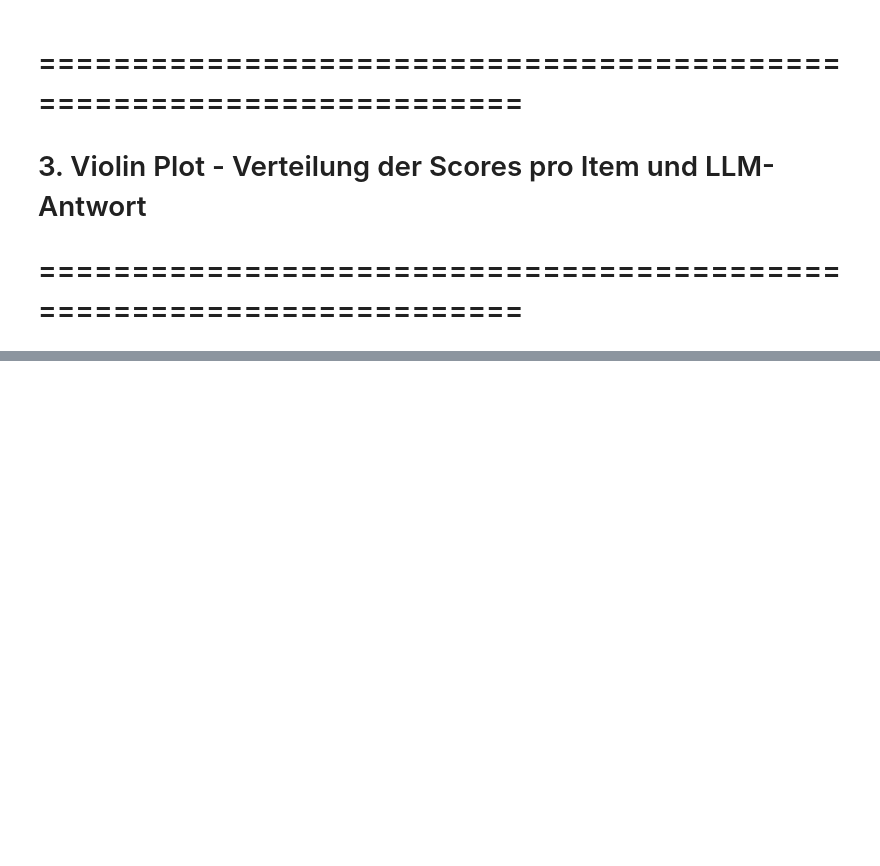
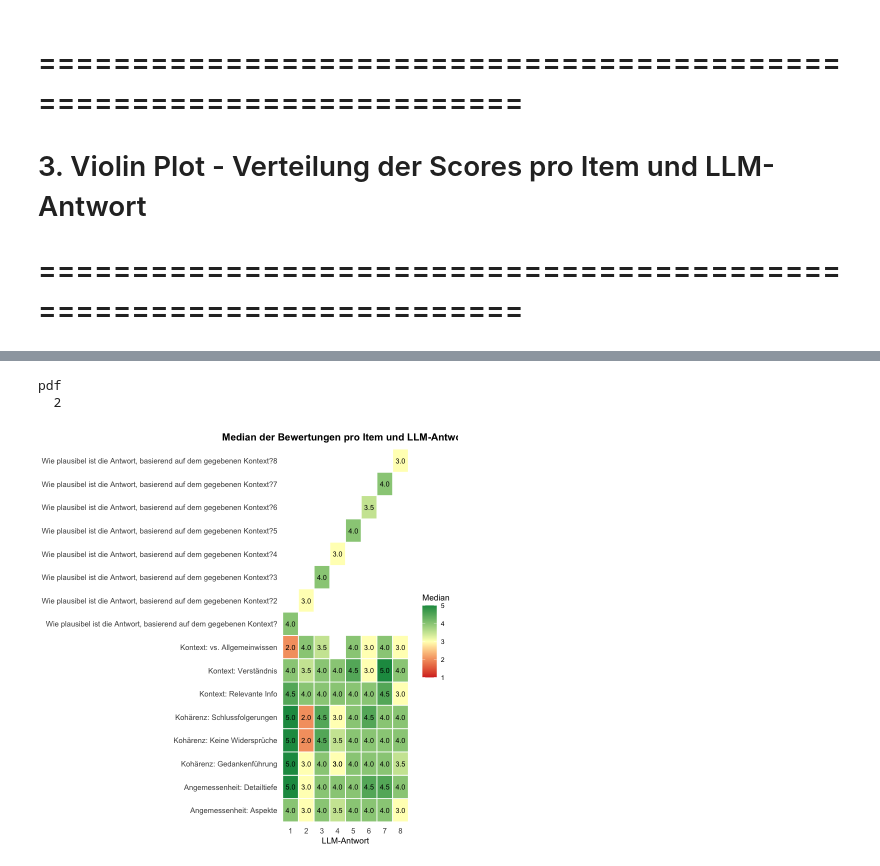
Before and after one commit to Joern99/Bachelorarbeit, a Jupyter notebook: technische Umsetzung/Diagramme/Menschliche Bewertung.ipynb, the cells around one changed output, grey strips where cells are left out. Drawn from its saved outputs; the diff is of its cells as text; code cells hidden in the pictures; blank space fills up the shorter version.

```diff
--- a/technische Umsetzung/Diagramme/Menschliche Bewertung.ipynb
+++ b/technische Umsetzung/Diagramme/Menschliche Bewertung.ipynb
@@ -368,0 +373,60 @@ Table: Intra-Rater-Reliabilität der menschlichen Bewertungen (Kendall's $W$).
+# %%
+# Daten für Heatmap vorbereiten: Median pro Item und Frage (ohne Plausibilität)
+df_heatmap <- df_long |>
+  filter(!is.na(Score)) |>
+  filter(!grepl("Plausibilität", Spalte)) |>
+  group_by(Frage_Nr, Spalte) |>
+  summarise(Median_Score = median(Score), .groups = "drop") |>
+  mutate(
+    # Kürzere Labels für Items
+    Item_Label = case_when(
+      grepl("relevanten Informationen", Spalte) ~ "Kontext: Relevante Info",
+      grepl("korrektes Verständnis", Spalte) ~ "Kontext: Verständnis",
+      grepl("statt allgemeinem Wissen", Spalte) ~ "Kontext: vs. Allgemeinwissen",
+      grepl("widersprechen sich nicht", Spalte) ~ "Kohärenz: Keine Widersprüche",
+      grepl("Schlussfolgerungen", Spalte) ~ "Kohärenz: Schlussfolgerungen",
+      grepl("Gedankenführung", Spalte) ~ "Kohärenz: Gedankenführung",
+      grepl("Detailtiefe", Spalte) ~ "Angemessenheit: Detailtiefe",
+      grepl("wesentlichen Aspekte", Spalte) ~ "Angemessenheit: Aspekte",
+      TRUE ~ Spalte
+    )
+  )
+
+# Heatmap erstellen
+p_heatmap <- ggplot(df_heatmap, aes(x = factor(Frage_Nr), y = Item_Label, fill = Median_Score)) +
+  geom_tile(color = "white", size = 0.5) +
+  geom_text(aes(label = sprintf("%.1f", Median_Score)), size = 3, color = "black") +
+  scale_fill_gradient2(
+    low = "#d73027",
+    mid = "#ffffbf",
+    high = "#1a9850",
+    midpoint = 3,
+    limits = c(1, 5),
+    breaks = 1:5,
+    name = "Median"
+  ) +
+  labs(
+    title = "Median der Bewertungen pro Item und LLM-Antwort",
+    x = "LLM-Antwort",
+    y = NULL
+  ) +
+  theme_minimal(base_size = 10) +
+  theme(
+    plot.title = element_text(face = "bold", hjust = 0.5),
+    axis.text.y = element_text(size = 9),
+    axis.text.x = element_text(size = 9),
+    panel.grid = element_blank(),
+    legend.position = "right"
+  )
+
+# TikZ-Export
+tikz(file = "heatmap_menschlich_items.tex",
+     width = 8,
+     height = 6,
+     standAlone = FALSE)
+print(p_heatmap)
+dev.off()
+
+# Im Notebook anzeigen
+p_heatmap
+# %% [output]
@@ -369 +449,4 @@ Table: Intra-Rater-Reliabilität der menschlichen Bewertungen (Kendall's $W$).
+pdf
+  2
+[figure, added]
 # %%
```
Also changed, not shown: parts of 3 cells of this notebook, 24 other files.
